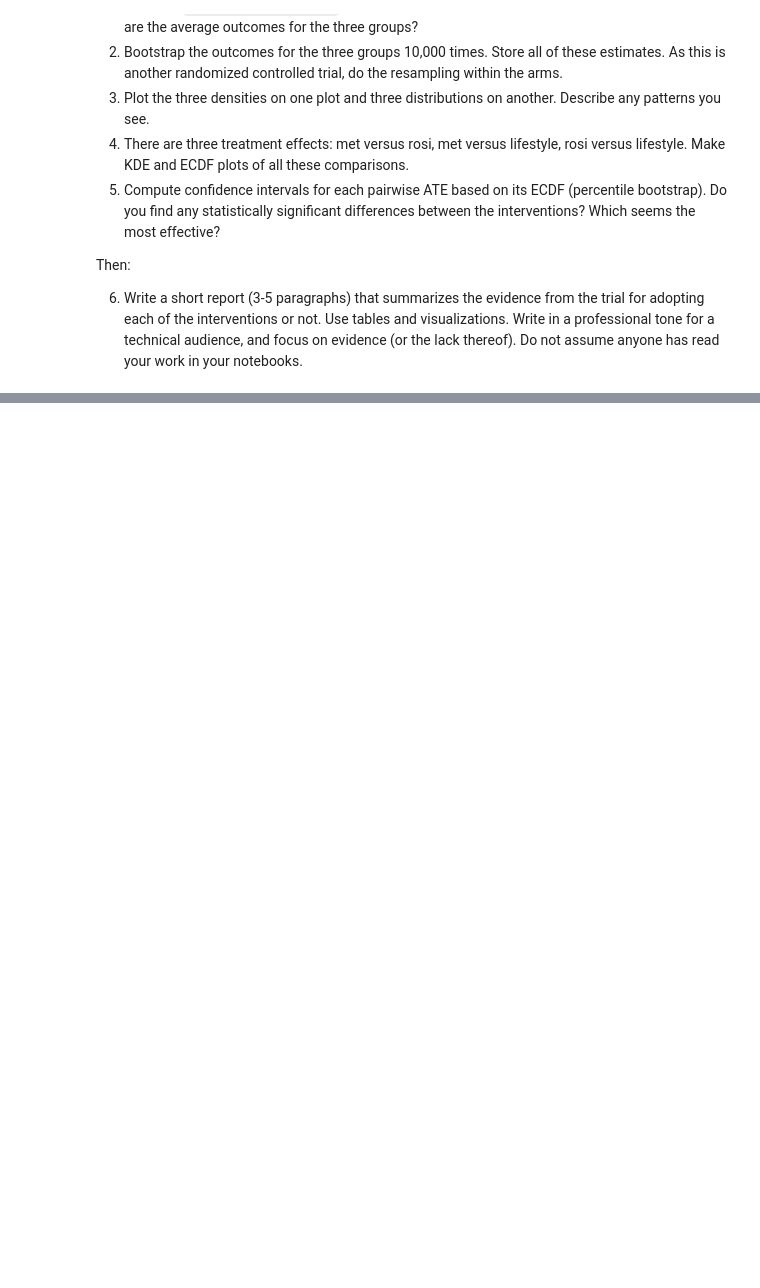
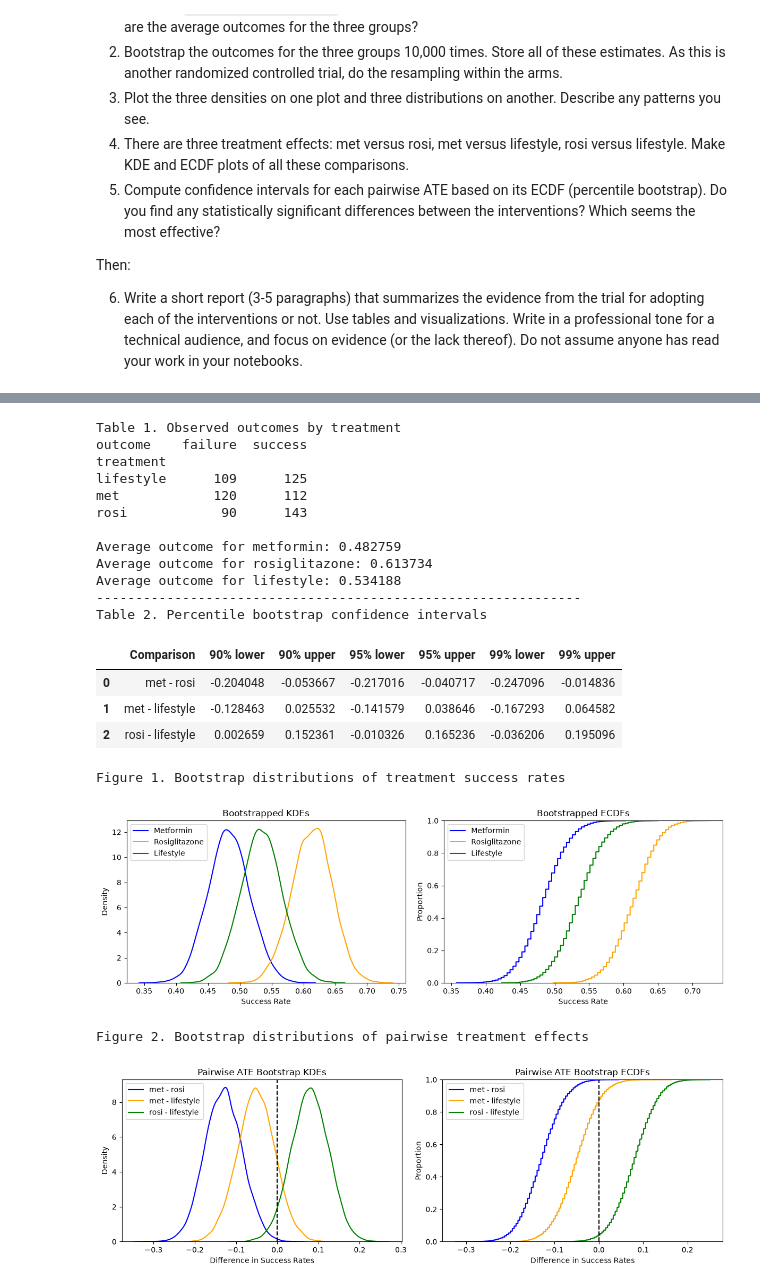
Before and after one commit to CooperJB710/uu_bootstrap, a Jupyter notebook: Thursday_lab/lab_06.ipynb, the cells around one changed output, grey strips where cells are left out. Drawn from its saved outputs; the diff is of its cells as text; code cells hidden in the pictures; blank space fills up the shorter version.

```diff
--- a/Thursday_lab/lab_06.ipynb
+++ b/Thursday_lab/lab_06.ipynb
@@ -200,0 +373,49 @@ Then:
+# %%
+# My Summary Code
+
+print('Table 1. Observed outcomes by treatment')
+
+df_Part_2 = pd.read_csv('./data/diabetes.csv')
+df_Part_2['success'] = (df_Part_2['outcome'] == 'success').astype(int)
+
+print(pd.crosstab(df_Part_2['treatment'], df_Part_2['outcome']), '\n')
+
+mean_met = df_Part_2.loc[df_Part_2['treatment'] == 'met', 'success'].mean()
+mean_rosi = df_Part_2.loc[df_Part_2['treatment'] == 'rosi', 'success'].mean()
+mean_lifestyle = df_Part_2.loc[df_Part_2['treatment'] == 'lifestyle', 'success'].mean()
+
+print('Average outcome for metformin:', np.round(mean_met, 6))
+print('Average outcome for rosiglitazone:', np.round(mean_rosi, 6))
+print('Average outcome for lifestyle:', np.round(mean_lifestyle, 6))
+
+print('--------------------------------------------------------------')
+
+print('Table 2. Percentile bootstrap confidence intervals')
+display(ci_table)
+
+print('Figure 1. Bootstrap distributions of treatment success rates')
+display(fig_outcomes)
+
+print('Figure 2. Bootstrap distributions of pairwise treatment effects')
+display(fig_ate)
+# %% [output]
+Table 1. Observed outcomes by treatment
+outcome    failure  success
+treatment
+lifestyle      109      125
+met            120      112
+rosi            90      143
+
+Average outcome for metformin: 0.482759
+Average outcome for rosiglitazone: 0.613734
+Average outcome for lifestyle: 0.534188
+--------------------------------------------------------------
+Table 2. Percentile bootstrap confidence intervals
+|  | Comparison | 90% lower | 90% upper | 95% lower | 95% upper | 99% lower | 99% upper |
+| 0 | met - rosi | -0.204048 | -0.053667 | -0.217016 | -0.040717 | -0.247096 | -0.014836 |
+| 1 | met - lifestyle | -0.128463 | 0.025532 | -0.141579 | 0.038646 | -0.167293 | 0.064582 |
+| 2 | rosi - lifestyle | 0.002659 | 0.152361 | -0.010326 | 0.165236 | -0.036206 | 0.195096 |
+Figure 1. Bootstrap distributions of treatment success rates
+[figure, added]
+Figure 2. Bootstrap distributions of pairwise treatment effects
+[figure, added]
```
Also changed, not shown: parts of 18 cells of this notebook.
